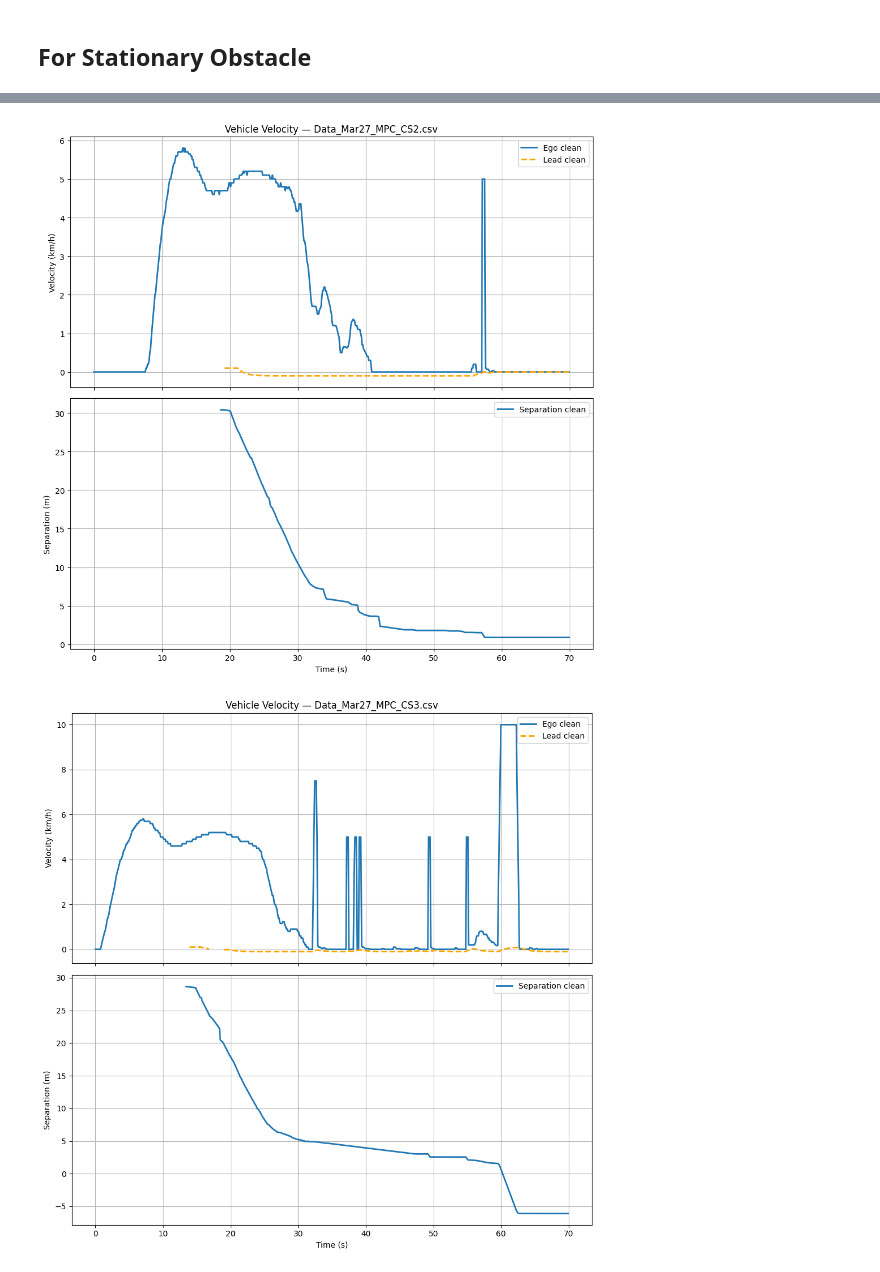
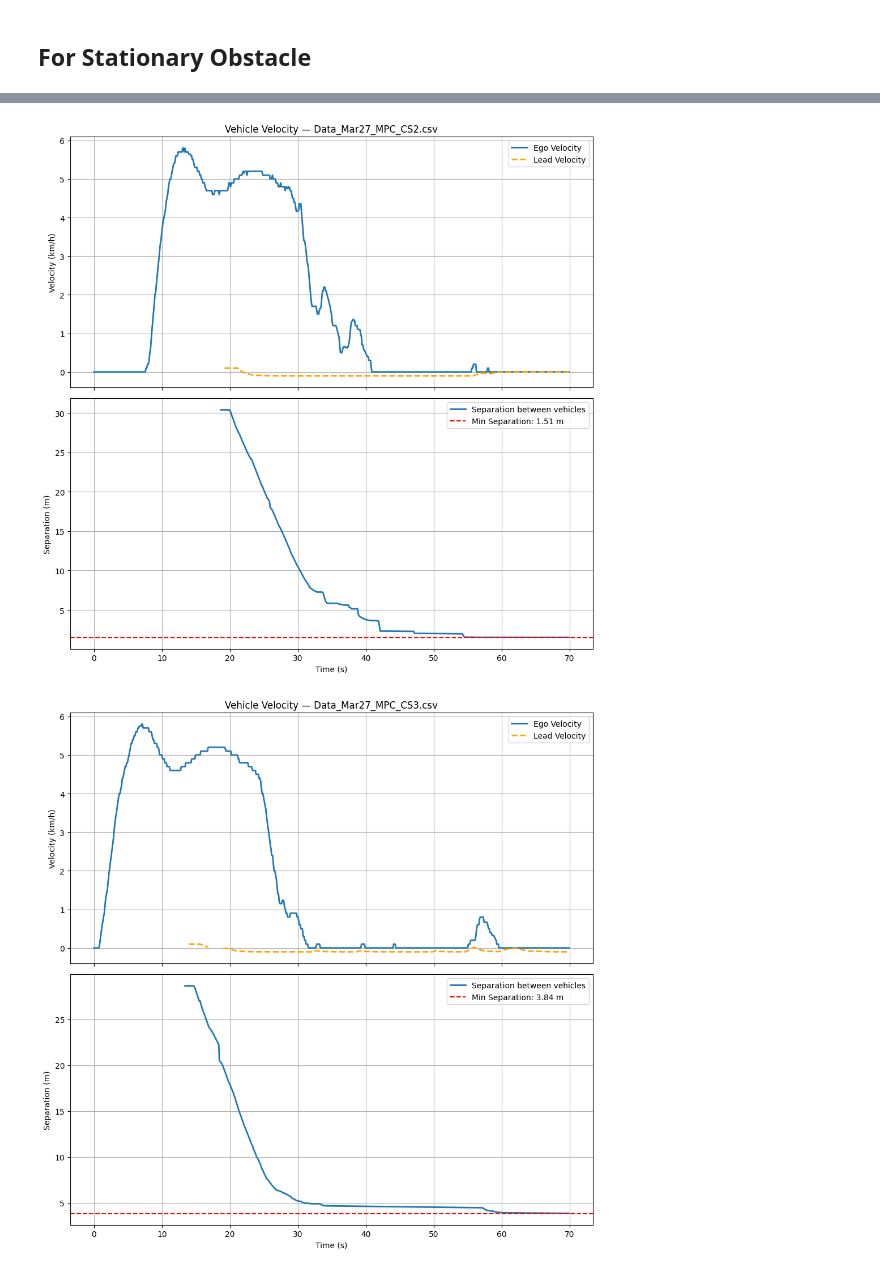
Before and after one commit to Santhosh4888/Adaptive-Cruise-Control, a Jupyter notebook: 9_Vehicle_Testing_Results/Testing_Using_Radar/March27_2026/Data_visualization_MPC.ipynb, the cells around one changed output, grey strips where cells are left out. Cells and saved outputs as stored; diff of their text form; code cells hidden in the pictures.

```diff
--- a/9_Vehicle_Testing_Results/Testing_Using_Radar/March27_2026/Data_visualization_MPC.ipynb
+++ b/9_Vehicle_Testing_Results/Testing_Using_Radar/March27_2026/Data_visualization_MPC.ipynb
@@ -148,7 +148,9 @@ def clean_velocity_series(v,
                           max_jump=1.0,         # km/h per sample
                           interp_limit=5,
                           rolling_window=5):
-    v = pd.to_numeric(v, errors="coerce").clip(lower=min_val, upper=max_val)
+    v = pd.to_numeric(v, errors="coerce")
+    v.loc[v > 100] = 0.0           # drop garbage high spikes on stop
+    v = v.clip(lower=min_val, upper=max_val)
     dv = v.diff().abs()
     v.loc[dv > max_jump] = np.nan # remove spikes
     v = v.interpolate(method="linear", limit=interp_limit, limit_direction="both") # fill short gaps
@@ -232,7 +234,7 @@ for file, df in data.items():
 
          # ---- New logic: For stationary obstacle, reject any increase in separation ----
         if pd.notna(prev_sep) and pd.notna(sep) and sep > prev_sep:
-            sep = prev_sep - 0.014  # small buffer to allow for minor noise
+            sep = prev_sep - 0.001  # small buffer to allow for minor noise
             obs_pos_f = ego_pos_i + sep  # Adjust obs position to match the propagated separation
 
         df.at[i, "Obs_Velocity_clean"] = obs_vel_f
@@ -244,0 +249,7 @@ for file, df in data.items():
+# %%
+output_folder = script_dir / "Processed_Data_March27_MPC"
+output_folder.mkdir(exist_ok=True)
+for file, df in data.items():
+    output_path = output_folder / file
+    df.to_csv(output_path, index=False)
+    print(f"Saved cleaned data to {output_path}")
@@ -246,16 +265,18 @@ for file, df in data.items():
 for file, df in data.items():
     fig, axes = plt.subplots(2,1,figsize=(10,10), sharex=True)
 
-    axes[0].plot(df["Time"], df["Ego_Velocity_clean"], label="Ego clean", linewidth=2)
+    axes[0].plot(df["Time"], df["Ego_Velocity_clean"], label="Ego Velocity", linewidth=2)
     # axes[0].plot(df["Time"], df["Ego_Velocity_kmph"], alpha=0.3, label="Ego raw")
     if "Obs_Velocity_clean" in df.columns:
-        axes[0].plot(df["Time"], df["Obs_Velocity_clean"], color="orange",linewidth=2, linestyle='--', label="Lead clean")
+        axes[0].plot(df["Time"], df["Obs_Velocity_clean"], color="orange",linewidth=2, linestyle='--', label="Lead Velocity")
     axes[0].set_ylabel("Velocity (km/h)")
     axes[0].set_title(f"Vehicle Velocity — {file}")
     axes[0].legend()
     axes[0].grid()
 
-    axes[1].plot(df["Time"], df["Separation_clean"], label="Separation clean", linewidth=2)
+    axes[1].plot(df["Time"], df["Separation_clean"], label="Separation between vehicles", linewidth=2)
+    minimum_separation = df["Separation_clean"].min()
+    axes[1].axhline(minimum_separation, color='red', linestyle='--', label=f'Min Separation: {minimum_separation:.2f} m')
     # if "Separation(m)" in df.columns:
     #     axes[1].plot(df["Time"], df["Separation(m)"], alpha=0.3, label="Separation raw")
     axes[1].set_ylabel("Separation (m)")
@@ -273,2 +294,2 @@ for file, df in data.items():
-[figure, old version]
+[figure, new version]
-[figure, old version]
+[figure, new version]
```
Also changed, not shown: parts of 5 cells of this notebook, 7 other files.
